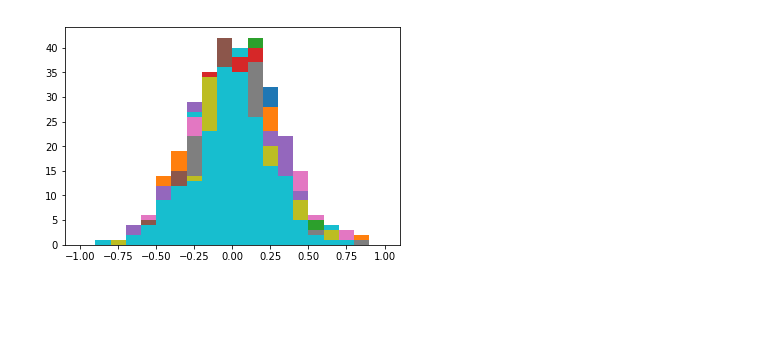
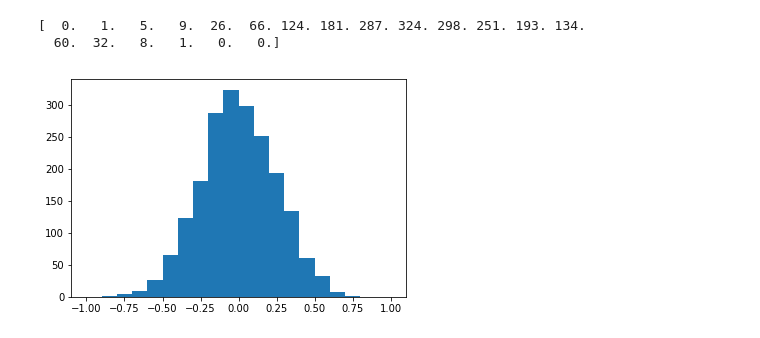
Before and after one commit to QTI-TH/style-qgan, a Jupyter notebook: test_qGAN.ipynb, the cells around one changed output. Saved outputs shown, nothing was run; the diff lists cells and outputs as text; code cells hidden in the pictures; blank space fills up the shorter version.

```diff
--- a/test_qGAN.ipynb
+++ b/test_qGAN.ipynb
@@ -76,10 +90,12 @@ nparams_disc = 1
 initial_params_disc = np.random.uniform(0, 2*np.pi, nparams_disc)
 initial_params_gen = np.random.uniform(0, 2*np.pi, nparams_gen)
 # %%
-real_gaussian = []
+samples = 2000
 bins = np.linspace(-1.0, 1.0, 21)
-for i in range(50):
-    count, bins = sample_gaussian(0, 0.25, 200, bins)
-    real_gaussian.append(count)
+mean_bins = np.linspace(-0.95, 0.95, 20)
+count_real = sample_gaussian(0, 0.25, samples, bins)
+print(count_real)
 # %% [output]
+[  0.   1.   5.   9.  26.  66. 124. 181. 287. 324. 298. 251. 193. 134.
+  60.  32.   8.   1.   0.   0.]
-[figure, old version]
+[figure, new version]
```
Also changed, not shown: parts of 9 cells of this notebook.
